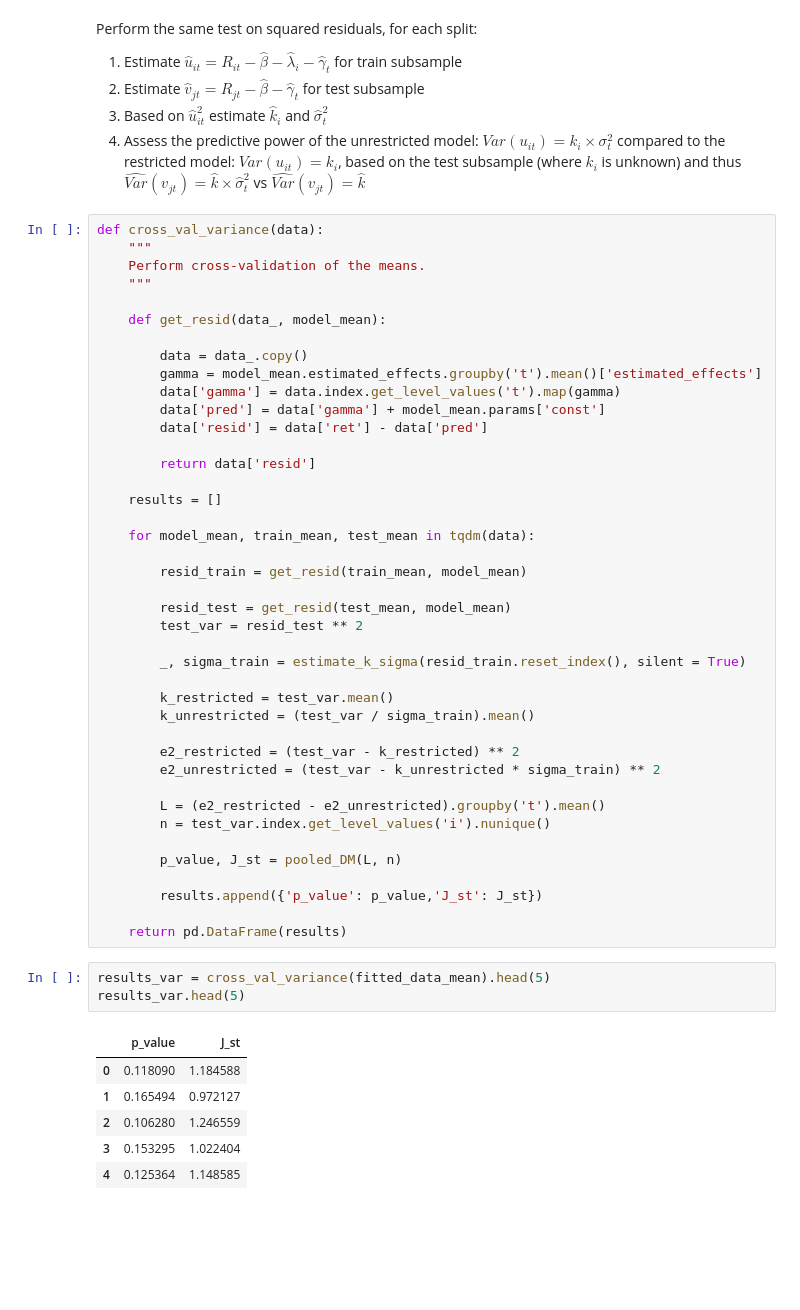
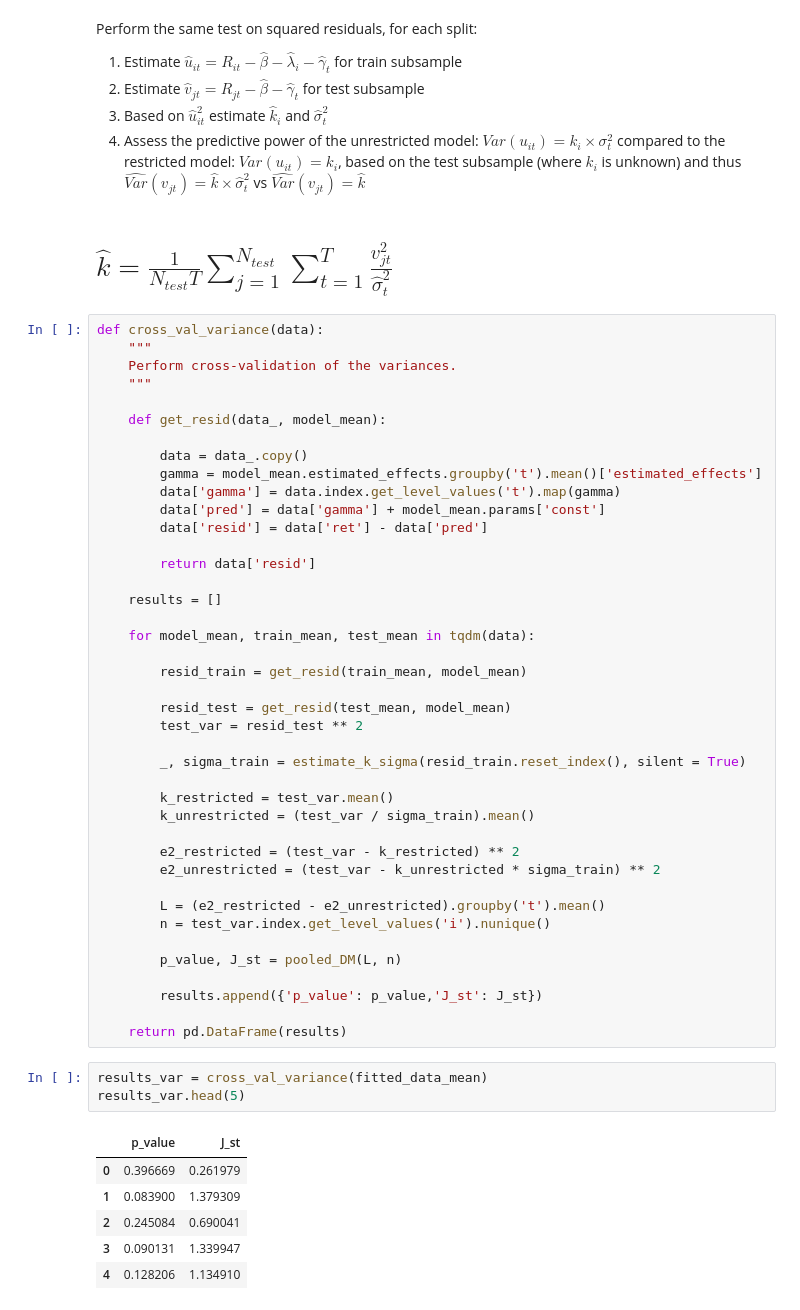
Before and after one commit to Sprnko/young-assets-convergence, a Jupyter notebook: notebooks/cross_val.ipynb, the cells around one changed output. Drawn from its saved outputs; the diff is of its cells as text; blank space fills up the shorter version.

```diff
--- a/notebooks/cross_val.ipynb
+++ b/notebooks/cross_val.ipynb
@@ -267,10 +271,12 @@ Perform the same test on squared residuals, for each split:
 2. Estimate $\hat v_{jt} = R_{jt} - \hat\beta - \hat\gamma_t $ for test subsample
 3. Based on $\hat u^2_{it}$ estimate $\hat k_i$ and $\hat\sigma_t^2$
 4. Assess the predictive power of the unrestricted model: $Var(u_{it}) = k_i \times \sigma_t^2$ compared to the restricted model: $Var(u_{it}) = k_i$, based on the test subsample (where $k_i$ is unknown) and thus $\widehat{Var}(v_{jt}) = \hat k \times \hat \sigma_t^2$ vs $\widehat{Var}(v_{jt}) = \hat k$
+# %% [markdown]
+# $\hat k = \frac{1}{N_{test}T}\sum^{N_{test}}_{j = 1}\sum^{T}_{t = 1}\frac{v^2_{jt}}{\hat \sigma_t^2}$
 # %%
 def cross_val_variance(data):
     """
-    Perform cross-validation of the means.
+    Perform cross-validation of the variances.
     """
 
     def get_resid(data_, model_mean):
@@ -309,12 +315,12 @@ def cross_val_variance(data):
 
     return pd.DataFrame(results)
 # %%
-results_var = cross_val_variance(fitted_data_mean).head(5)
+results_var = cross_val_variance(fitted_data_mean)
 results_var.head(5)
 # %% [output]
 |  | p_value | J_st |
-| 0 | 0.118090 | 1.184588 |
-| 1 | 0.165494 | 0.972127 |
-| 2 | 0.106280 | 1.246559 |
-| 3 | 0.153295 | 1.022404 |
-| 4 | 0.125364 | 1.148585 |
+| 0 | 0.396669 | 0.261979 |
+| 1 | 0.083900 | 1.379309 |
+| 2 | 0.245084 | 0.690041 |
+| 3 | 0.090131 | 1.339947 |
+| 4 | 0.128206 | 1.134910 |
```
Also changed, not shown: parts of 6 cells of this notebook, 2 other files.
